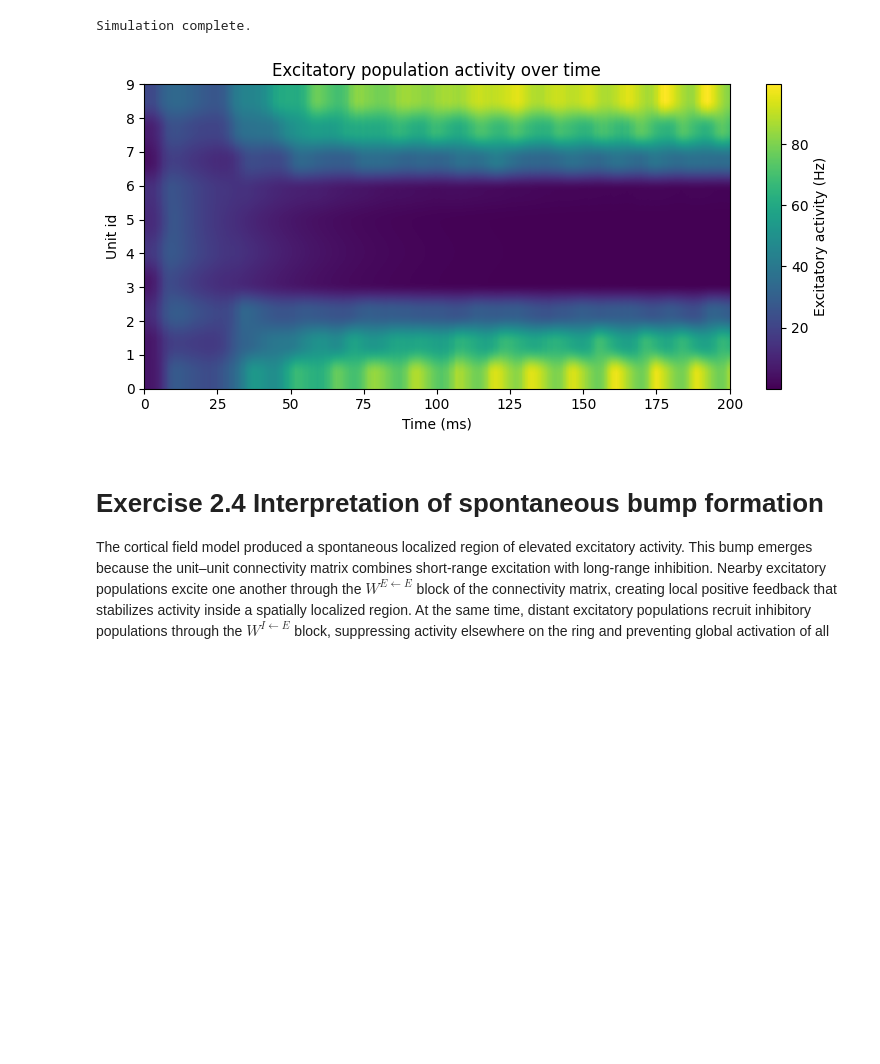
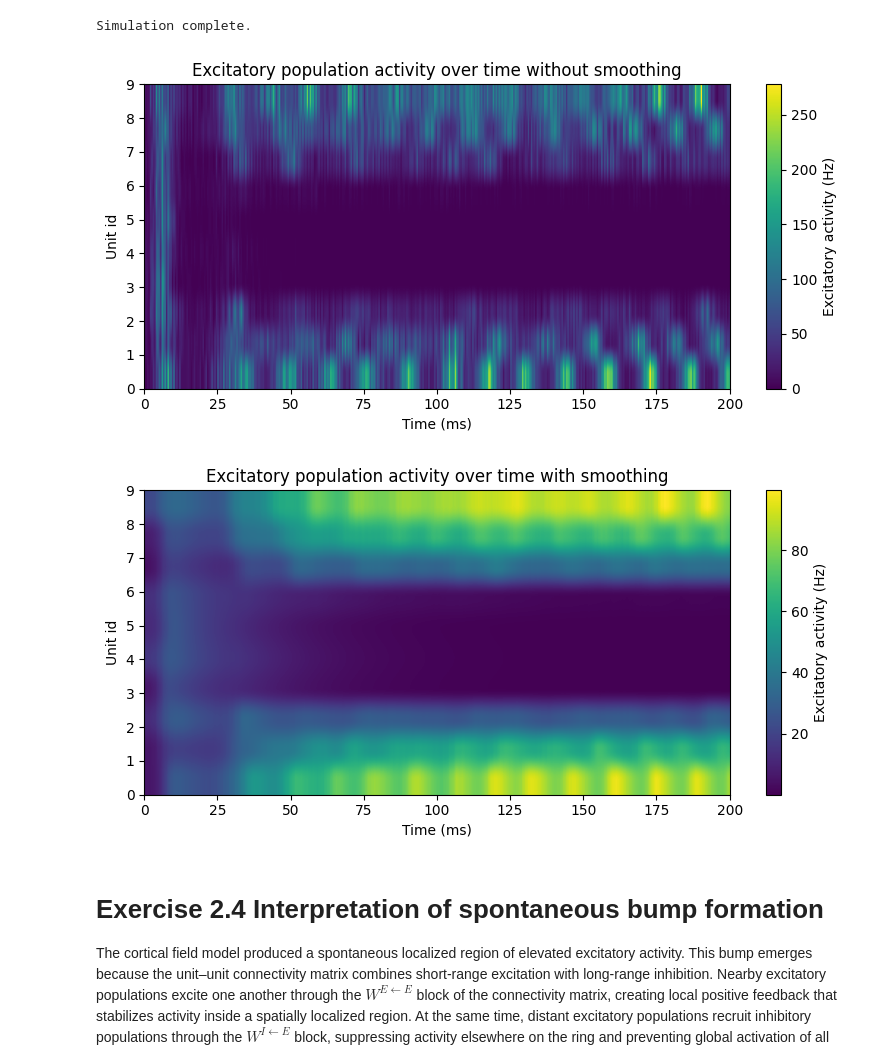
Before and after one commit to toscanerevillard/neuronal_dynamics, a Jupyter notebook: notebooks/ex2_field_model.ipynb, the cells around one changed output. Drawn from its saved outputs; the diff is of its cells as text; code cells hidden in the pictures; blank space fills up the shorter version.

Commit message:
review smoothing

```diff
--- a/notebooks/ex2_field_model.ipynb
+++ b/notebooks/ex2_field_model.ipynb
@@ -571,8 +573,13 @@ r_E_raw = np.zeros((n_steps, Nunits), dtype=float)
 r_I_raw = np.zeros((n_steps, Nunits), dtype=float)
 
 # Smoothed activity used only for visualization.
+r_E_plot_smoothing = np.zeros((n_steps, Nunits), dtype=float)
+r_I_plot_smoothing = np.zeros((n_steps, Nunits), dtype=float)
+
+# without smoothing
 r_E_plot = np.zeros((n_steps, Nunits), dtype=float)
 r_I_plot = np.zeros((n_steps, Nunits), dtype=float)
+
 alpha_rate = 0.98
 # NOTE: This exponential filter is used ONLY for the heatmap visualization.
 # With dt=0.5 ms and alpha=0.98, the filter time constant is dt/(1-alpha) = 25 ms.
@@ -603,16 +610,19 @@ for k in range(n_steps):
         r_E_raw[k, alpha] = rE_alpha
         r_I_raw[k, alpha] = rI_alpha
 
+        r_E_plot[k, alpha] = rE_alpha
+        r_I_plot[k, alpha] = rI_alpha
+
         if k == 0:
-            r_E_plot[k, alpha] = rE_alpha
-            r_I_plot[k, alpha] = rI_alpha
+            r_E_plot_smoothing[k, alpha] = rE_alpha
+            r_I_plot_smoothing[k, alpha] = rI_alpha
         else:
-            r_E_plot[k, alpha] = (
-                alpha_rate * r_E_plot[k - 1, alpha]
+            r_E_plot_smoothing[k, alpha] = (
+                alpha_rate * r_E_plot_smoothing[k - 1, alpha]
                 + (1.0 - alpha_rate) * rE_alpha
             )
-            r_I_plot[k, alpha] = (
-                alpha_rate * r_I_plot[k - 1, alpha]
+            r_I_plot_smoothing[k, alpha] = (
+                alpha_rate * r_I_plot_smoothing[k - 1, alpha]
                 + (1.0 - alpha_rate) * rI_alpha
             )
 
@@ -625,36 +635,53 @@ Simulation complete.
 
 # Source of Code and Justification:
 # Exercise 2.4 asks for a single 2D plot of excitatory population activity over time,
 # with time on the x-axis, unit id on the y-axis, and activity represented by color.
 
 # Approach:
 # - Convert instantaneous activity from 1/ms to Hz by multiplying by 1000.
 # - Plot the excitatory activity matrix with imshow.
 # - Use unit id on the y-axis and time on the x-axis.
 # - Inspect whether a localized bump of elevated activity forms spontaneously.
 
 # What to say in Report:
 # "The excitatory activity was plotted as a space-time heatmap. A spontaneous bump corresponds
 # to a localized band of high activity that persists over time in a subset of neighboring units."
 
 r_E_hz = 1000.0 * r_E_plot
+r_E_hz_smoothing = 1000.0 * r_E_plot_smoothing
 
 plt.figure(figsize=(8, 4))
 plt.imshow(
     r_E_hz.T,
     aspect="auto",
     origin="lower",
     extent=[0, T_ms, 0, Nunits - 1],
 )
 plt.colorbar(label="Excitatory activity (Hz)")
 plt.xlabel("Time (ms)")
 plt.ylabel("Unit id")
-plt.title("Excitatory population activity over time")
+plt.title("Excitatory population activity over time without smoothing")
 plt.tight_layout()
-plt.savefig(FIGURES_DIR / "ex2_4_2_excitatory_population_activity.png", dpi=300)
+plt.savefig(FIGURES_DIR / "ex2_4_2_excitatory_population_activity_without_smoothing.png", dpi=300)
 plt.show()
+
+plt.figure(figsize=(8, 4))
+plt.imshow(
+    r_E_hz_smoothing.T,
+    aspect="auto",
+    origin="lower",
+    extent=[0, T_ms, 0, Nunits - 1],
+)
+plt.colorbar(label="Excitatory activity (Hz)")
+plt.xlabel("Time (ms)")
+plt.ylabel("Unit id")
+plt.title("Excitatory population activity over time with smoothing")
+plt.tight_layout()
+plt.savefig(FIGURES_DIR / "ex2_4_2_excitatory_population_activity_with_smoothing.png", dpi=300)
+plt.show()
 # %% [output]
-[figure, old version]
+[figure, new version]
+[figure, added]
 # %% [markdown]
 # Exercise 2.4 Interpretation of spontaneous bump formation
 
```
Also changed, not shown: parts of 2 cells of this notebook, 6 other files.
